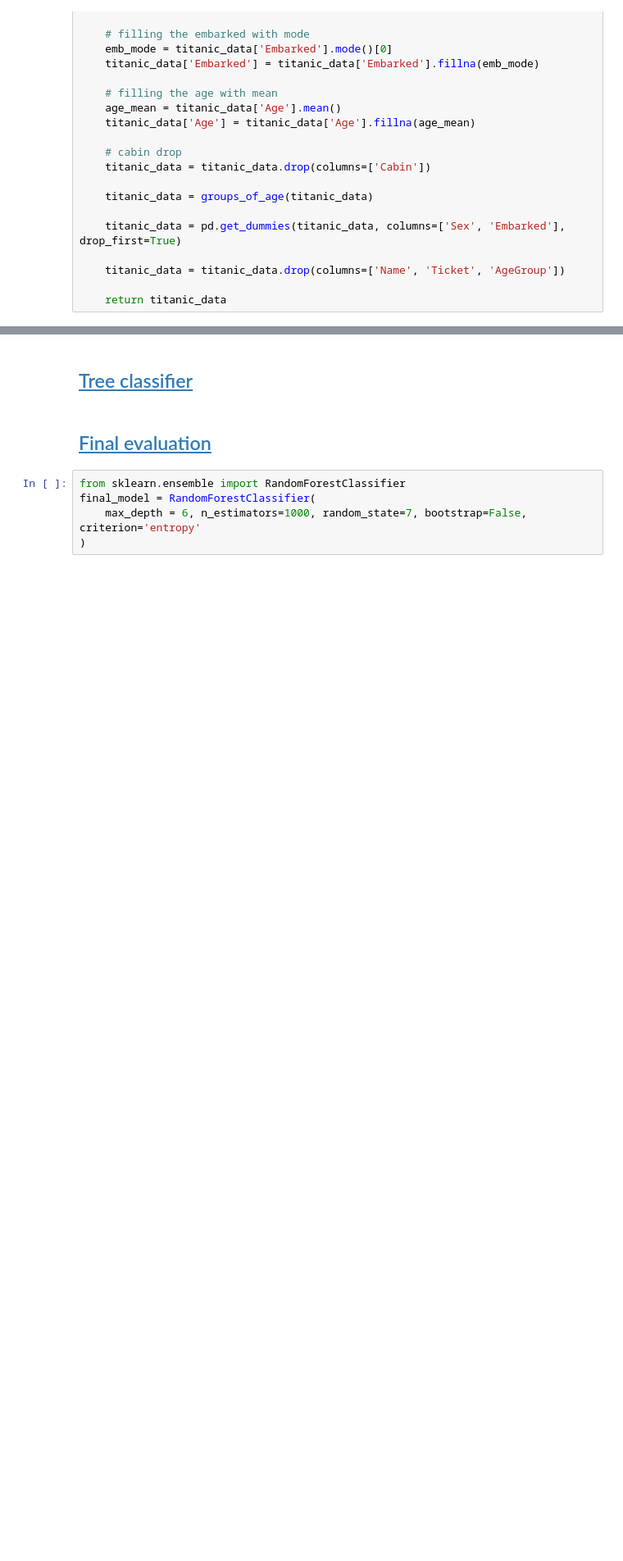
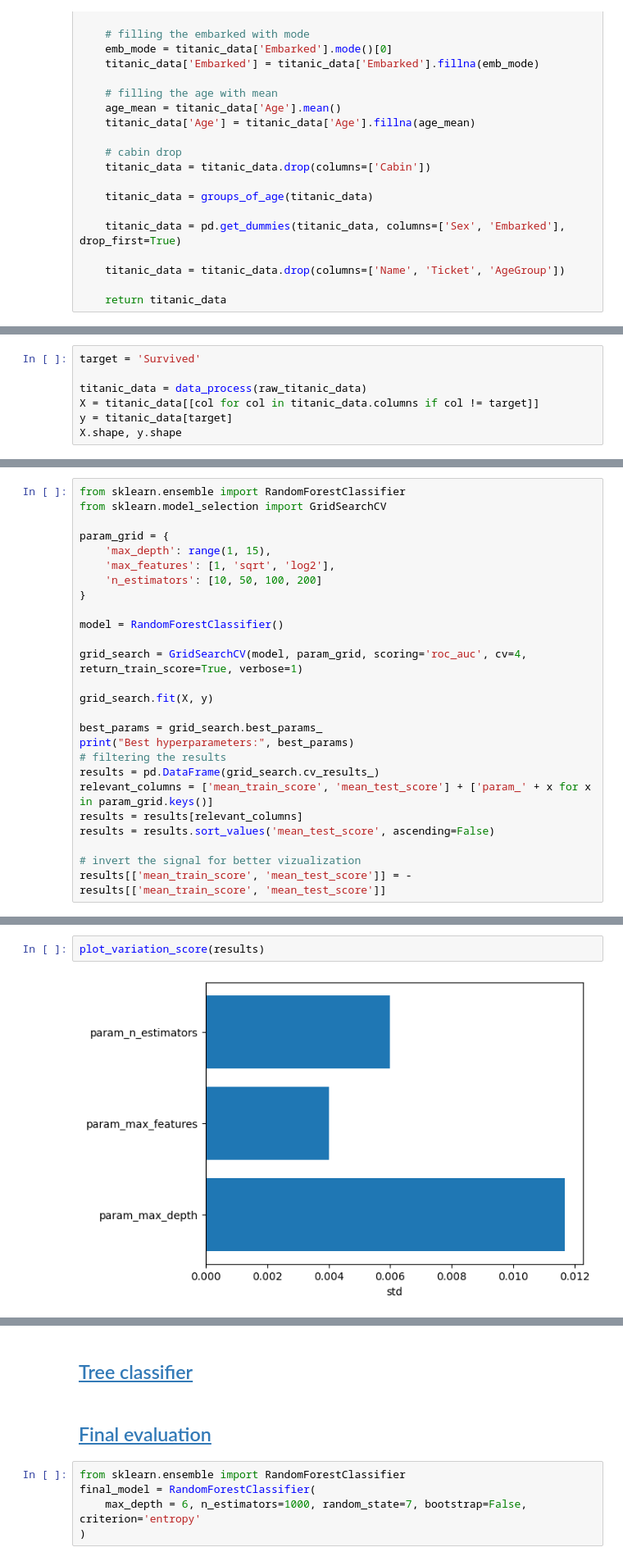
Before and after one commit to eliasmarts/DataScienceProjects, a Jupyter notebook: titanic-survivor-prediction.ipynb, the cells around one changed output, grey strips where cells are left out. Shown at 82% size. Drawn from its saved outputs; the diff is of its cells as text; blank space fills up the shorter version.

Commit message:
titanic first submission

```diff
--- a/titanic-survivor-prediction.ipynb
+++ b/titanic-survivor-prediction.ipynb
@@ -429,0 +395,7 @@ print(X_test.shape)
+# %%
+target = 'Survived'
+
+titanic_data = data_process(raw_titanic_data)
+X = titanic_data[[col for col in titanic_data.columns if col != target]]
+y = titanic_data[target]
+X.shape, y.shape
@@ -429,0 +404,26 @@ print(X_test.shape)
+# %%
+from sklearn.ensemble import RandomForestClassifier
+from sklearn.model_selection import GridSearchCV
+
+param_grid = {
+    'max_depth': range(1, 15),
+    'max_features': [1, 'sqrt', 'log2'],
+    'n_estimators': [10, 50, 100, 200]
+}
+
+model = RandomForestClassifier()
+
+grid_search = GridSearchCV(model, param_grid, scoring='roc_auc', cv=4, return_train_score=True, verbose=1)
+
+grid_search.fit(X, y)
+
+best_params = grid_search.best_params_
+print("Best hyperparameters:", best_params)
+# filtering the results
+results = pd.DataFrame(grid_search.cv_results_)
+relevant_columns = ['mean_train_score', 'mean_test_score'] + ['param_' + x for x in param_grid.keys()]
+results = results[relevant_columns]
+results = results.sort_values('mean_test_score', ascending=False)
+
+# invert the signal for better vizualization
+results[['mean_train_score', 'mean_test_score']] = - results[['mean_train_score', 'mean_test_score']]
@@ -429,0 +494,4 @@ print(X_test.shape)
+# %%
+plot_variation_score(results)
+# %% [output]
+[figure, added]
```
Also changed, not shown: parts of 38 cells of this notebook, 1 other file.
